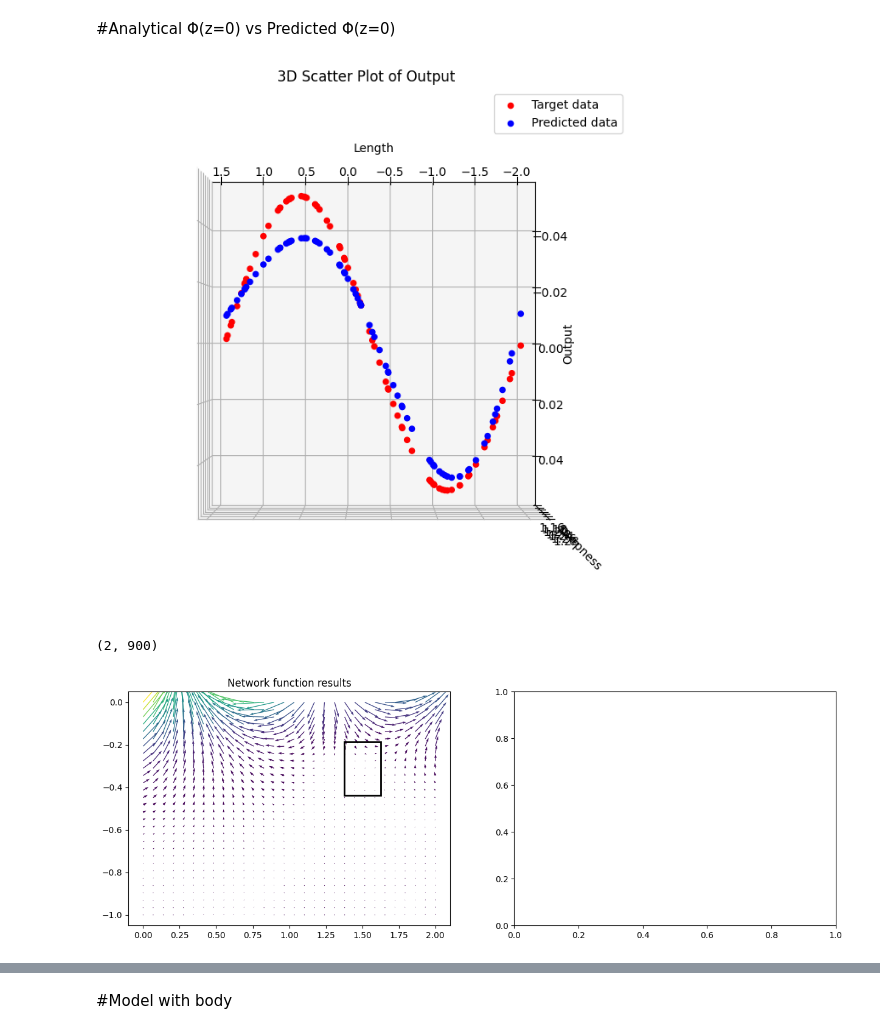
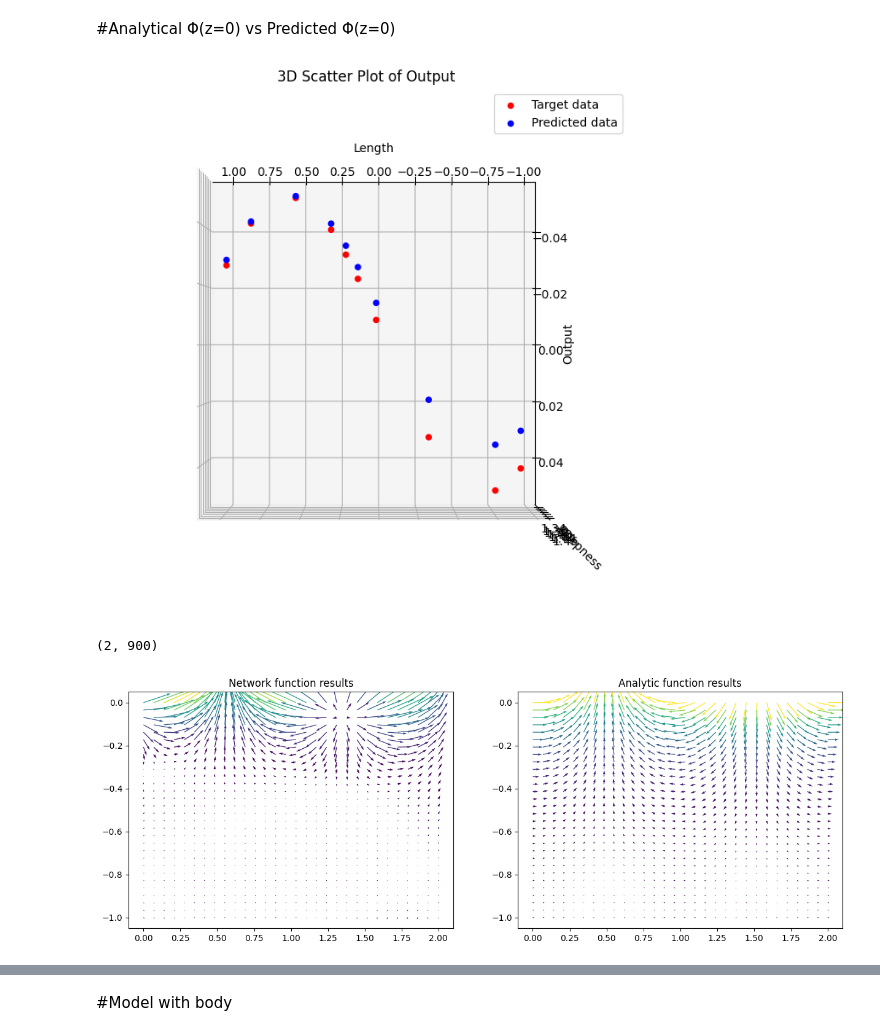
Before and after one commit to LuigiElo/DL-PINNs, a Jupyter notebook: PINN_LaPlace2D_Pytorch.ipynb, the cells around one changed output, grey strips where cells are left out. Cells and saved outputs as stored; diff of their text form; code cells hidden in the pictures.

```diff
--- a/PINN_LaPlace2D_Pytorch.ipynb
+++ b/PINN_LaPlace2D_Pytorch.ipynb
@@ -607,7 +600,7 @@ scaler = StandardScaler()
 
 # Define parameters
 num_epochs = 3000
-learning_rate = 10**-4
+learning_rate = 10**-3
 momentum = 0.9
 #alpha = 1.0  # Weight for data loss
 #beta = 1.0   # Weight for periodic boundary condition loss
@@ -620,13 +613,13 @@ model = FNN()
 optimizer = optim.Adam(model.parameters(), lr=learning_rate)
 #optimizer = optim.SGD(model.parameters(), lr=learning_rate, momentum=momentum)
 
-training_data_size=250
-test_data_size=40 #it has to be multiple of 4
+training_data_size=25
+test_data_size=10 #it has to be multiple of 4
 
 # Generate training data for each component of the PINN loss
 input_data_function_approximation, target_data_function_approximation = generate_data_function_approximation(training_data_size)
 input_data_boundary_conditions_0, input_data_boundary_conditions_1 = generate_periodic_boundary_data(training_data_size, x1_values=[0, 2])
-input_data_pde_loss = generate_data_pde_loss(training_data_size)
+input_data_pde_loss = generate_data_pde_loss(training_data_size+25)
 input_data_vel_bottom = generate_data_bottom_velocity(training_data_size)
 
 
@@ -1106,7 +1112,7 @@ ax.view_init(elev=90, azim=90)  # You can adjust the elev and azim values
 # Show the plot
 plt.show()
 # %% [output]
-[figure, old version]
+[figure, new version]
 # %%
 def compute_output_grad(input):
 
@@ -1121,10 +1127,8 @@ def compute_output_grad(input):
 
     return grad_x1, grad_x2
 # %%
-def compareVelocity2Analytical(body=True):
-  #square_top_left = (L/2 - L/16, -h/2 - L/16)
-  #square_top_left = (L/2 - L/16, -h/2 + L/32)
-  square_top_left = (L - L/4- L/16, -h/2 + L/32)
+def compareVelocity2Analytical(body=False):
+  square_top_left = (L/2 - L/16, -h/2 - L/16)
   square_width = L/8  # You can adjust the width of the square as needed
   square_height = L/8  # You can adjust the height of the square as needed
 
@@ -1142,35 +1146,35 @@ def compareVelocity2Analytical(body=True):
   scaler = StandardScaler()
   scaled_data = scaler.fit_transform(data)
 
   # Calculate velocity of water for specific x,y direction
   u_analytic, v_analytic  = velocity_func(positions.T)
   u_network, v_network = compute_output_grad(torch.Tensor(scaled_data))
   u_network = u_network.detach().numpy()
   v_network = v_network.detach().numpy()
 
 
   fig , axs = plt.subplots(1,2, figsize = (15,5))
   axs[0].quiver(X,Y,u_network, v_network, v_network**2+u_network**2 )
   axs[0].set_title('Network function results')
   if(not body):
     axs[1].quiver(X,Y,u_analytic,v_analytic,(v_analytic**2+u_analytic**2))
     axs[1].set_title('Analytic function results')
 
 
   if(body):
   # Add the black square to both plots
     for ax in axs:
-        square = plt.Rectangle(square_top_left, square_width, square_height, edgecolor='black', fill=None, linewidth=2)
+        square = plt.Rectangle(square_top_left, square_width, square_height, edgecolor='black', facecolor='black', linewidth=2)
         ax.add_patch(square)
 
   # Show the plot
   plt.show()
 
 
 compareVelocity2Analytical()
 # %% [output]
 (2, 900)
-[figure, old version]
+[figure, new version]
 # %%
 def plotVelocity(total_test_data,total_test_data_scaled,prediction, ax):
 
```
Also changed, not shown: parts of 18 cells of this notebook.
